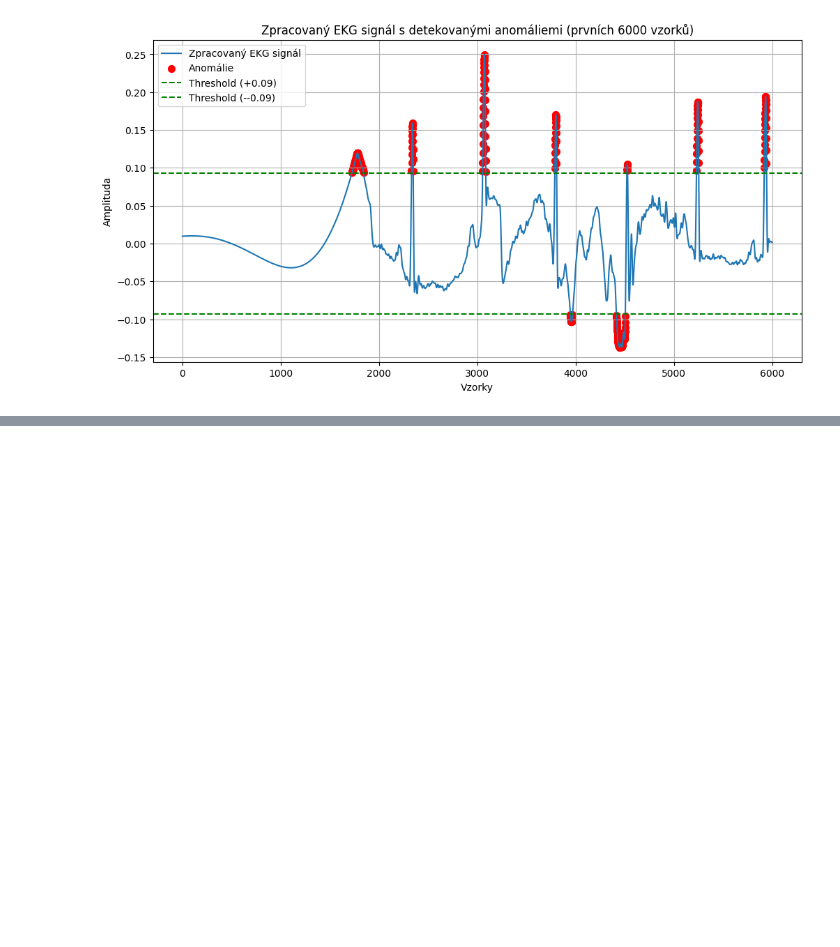
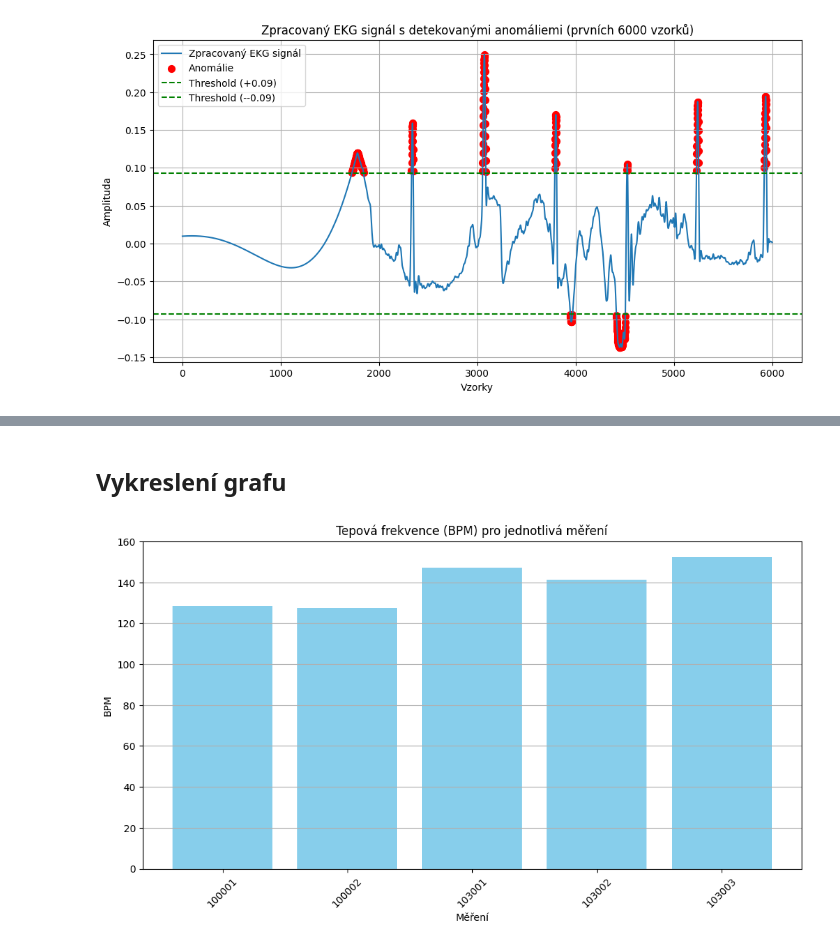
Before and after one commit to mkvkva/PZS, a Jupyter notebook: app/I/komplexni_analyza_ekg.ipynb, the cells around one changed output, grey strips where cells are left out. Saved outputs shown, nothing was run; the diff lists cells and outputs as text; code cells hidden in the pictures; blank space fills up the shorter version.

```diff
--- a/app/I/anomalie.ipynb
+++ b/app/I/komplexni_analyza_ekg.ipynb
@@ -180,0 +408,7 @@ Projekt mi poskytl pohled do práce s EKG signálem. Jak data zpracovat, a jak j
+# %%
+# Hlavní adresář se složkami EKG měření
+main_directory = "../data/ekg"
+
+# Načtení seznamu složek
+folders = sorted([f for f in os.listdir(main_directory) if os.path.isdir(os.path.join(main_directory, f))])[:5]
+print(f"Nalezené složky: {folders}")
@@ -180,0 +419,5 @@ Projekt mi poskytl pohled do práce s EKG signálem. Jak data zpracovat, a jak j
+# %%
+lowcut = 0.5  # Dolní hranice pásmové filtrace (Hz)
+highcut = 50.0  # Horní hranice pásmové filtrace (Hz)
+filter_order = 4  # Pořadí filtru
+threshold = 0.5  # Práh pro detekci R vrcholů
@@ -180,0 +432,19 @@ Projekt mi poskytl pohled do práce s EKG signálem. Jak data zpracovat, a jak j
+# %%
+def bandpass_filter(signal, lowcut, highcut, fs, order):
+    """Funkce pro pásmovou filtrační metodu
+
+    Args:
+        signal: vstupní signál, který má být filtrován.
+        lowcut: dolní mez frekvenčního pásma
+        highcut: horní mez frekvenčního pásma.
+        fs: vzorkovací frekvence signálu.
+        order: řád filtru, který určuje strmost filtru.
+
+    Returns:
+        Filtrovaný signál.
+    """
+    nyquist = 0.5 * fs
+    low = lowcut / nyquist
+    high = highcut / nyquist
+    b, a = butter(order, [low, high], btype="band")
+    return filtfilt(b, a, signal)
@@ -180,0 +541,16 @@ Projekt mi poskytl pohled do práce s EKG signálem. Jak data zpracovat, a jak j
+# %% [markdown]
+## Vykreslení grafu
+# %%
+folders = bpm_results[:, 0]
+bpm_values = bpm_results[:, 1].astype(float)
+
+plt.figure(figsize=(12, 6))
+plt.bar(folders, bpm_values, color="skyblue")
+plt.title("Tepová frekvence (BPM) pro jednotlivá měření")
+plt.xlabel("Měření")
+plt.ylabel("BPM")
+plt.xticks(rotation=45)
+plt.grid(axis="y")
+plt.show()
+# %% [output]
+[figure, added]
```
Also changed, not shown: parts of 39 cells of this notebook, 3 other files.
